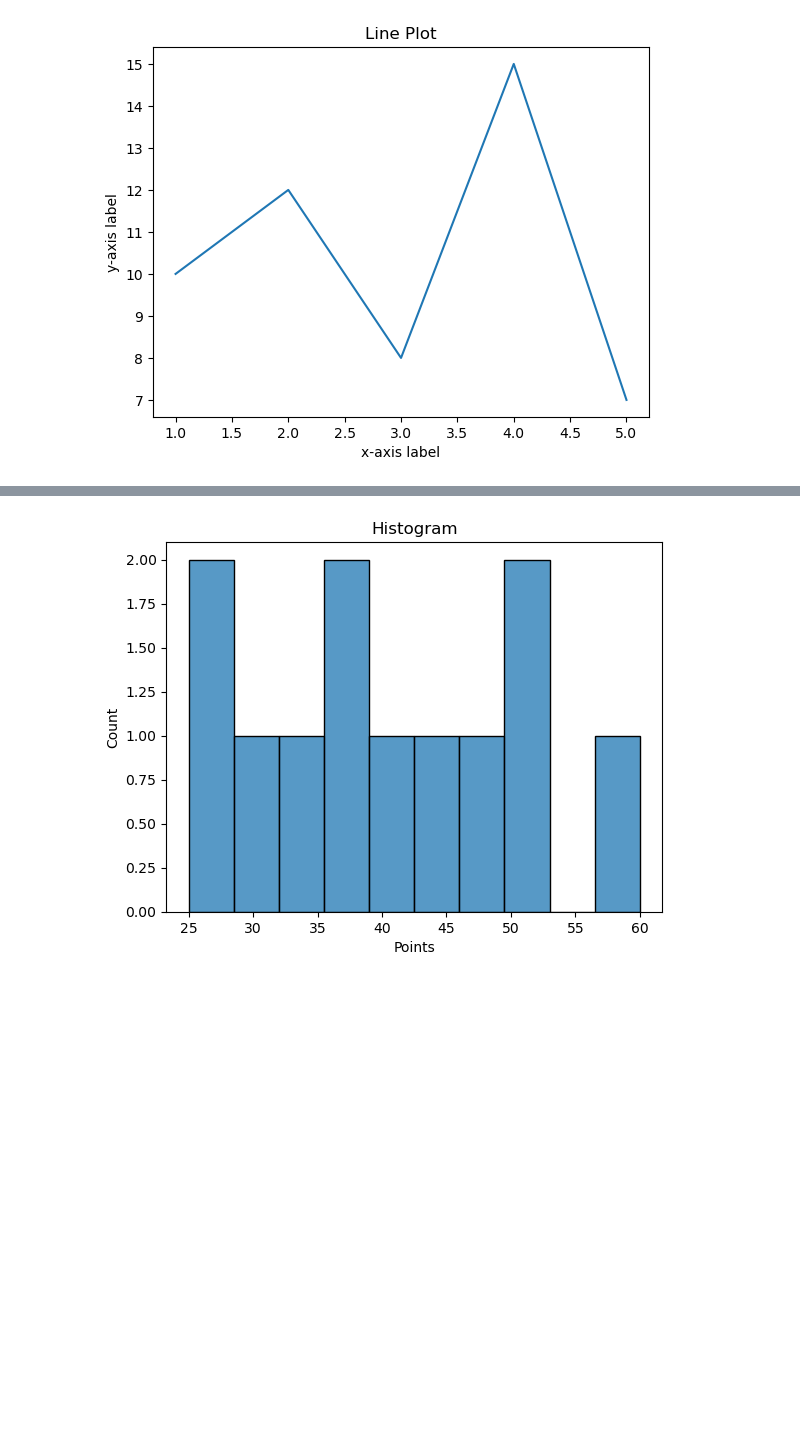
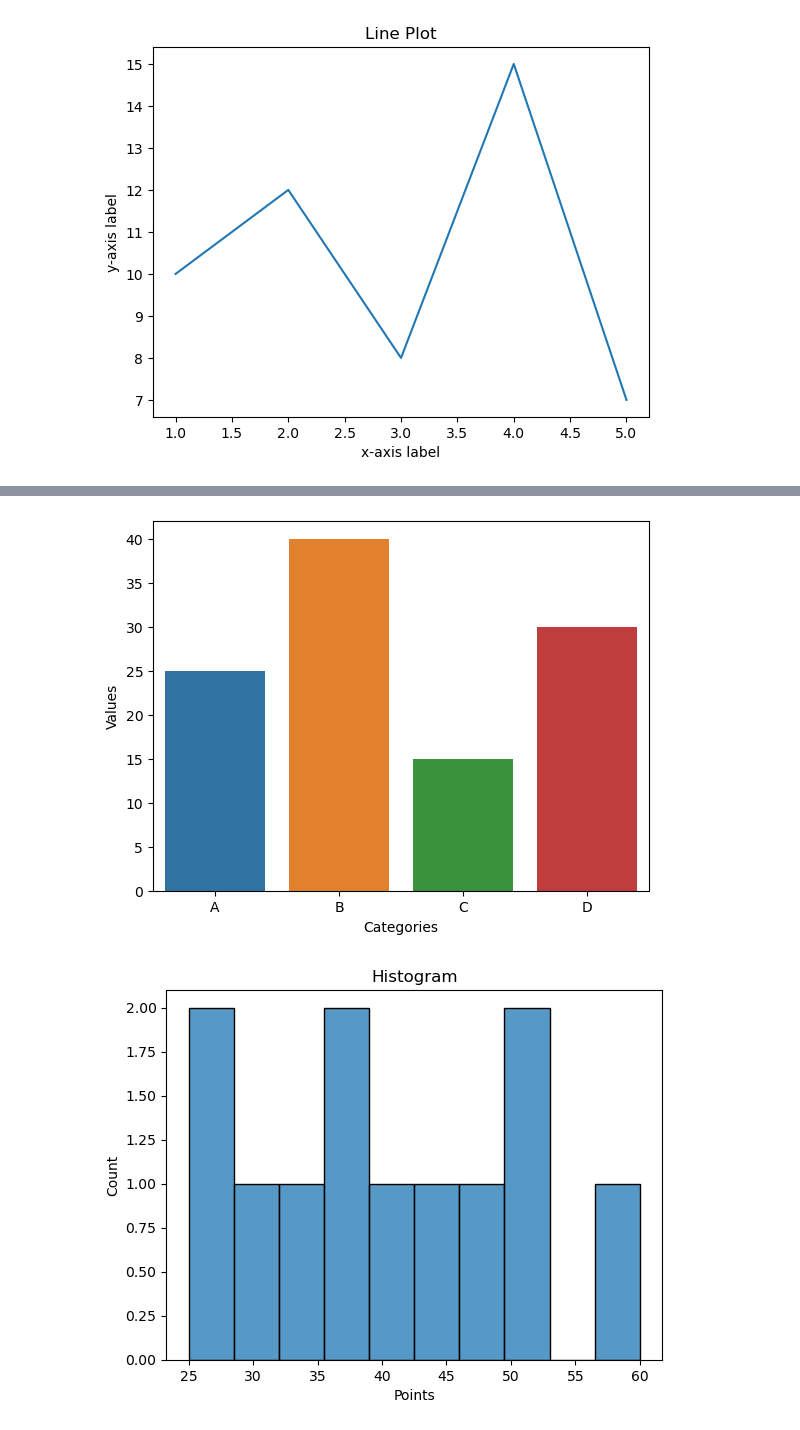
Before and after one commit to SusanKairy/JupitaAcademyWork, a Jupyter notebook: Jupita Academy Week 3 Assignment.ipynb, the cells around one changed output, grey strips where cells are left out. Saved outputs shown, nothing was run; the diff lists cells and outputs as text; code cells hidden in the pictures; blank space fills up the shorter version.

```diff
--- a/Jupita Academy Week 3 Assignment.ipynb
+++ b/Jupita Academy Week 3 Assignment.ipynb
@@ -43 +42,14 @@ plt.show()
+# %%
+# 2. Using these data points create a bar plot
+
+categories = ['A', 'B', 'C', 'D']
+values = [25, 40, 15, 30]
+
+data = {'Categories':['A', 'B', 'C', 'D'],
+       'Values': [25, 40, 15, 30]}
+df = pd.DataFrame(data)
+
+sns.barplot(x= 'Categories', y= 'Values', data=df);
+# %% [output]
+[figure, added]
 # %%
```
Also changed, not shown: parts of 13 cells of this notebook.
